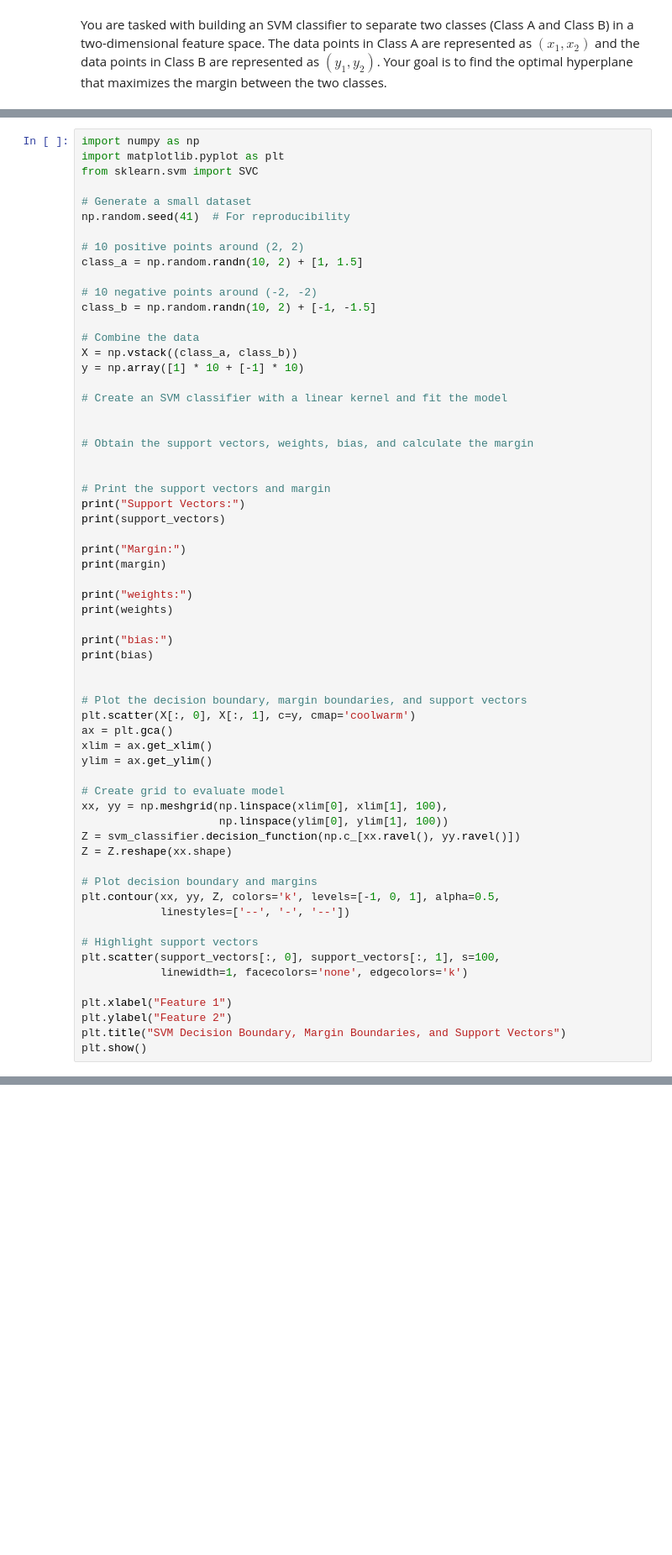
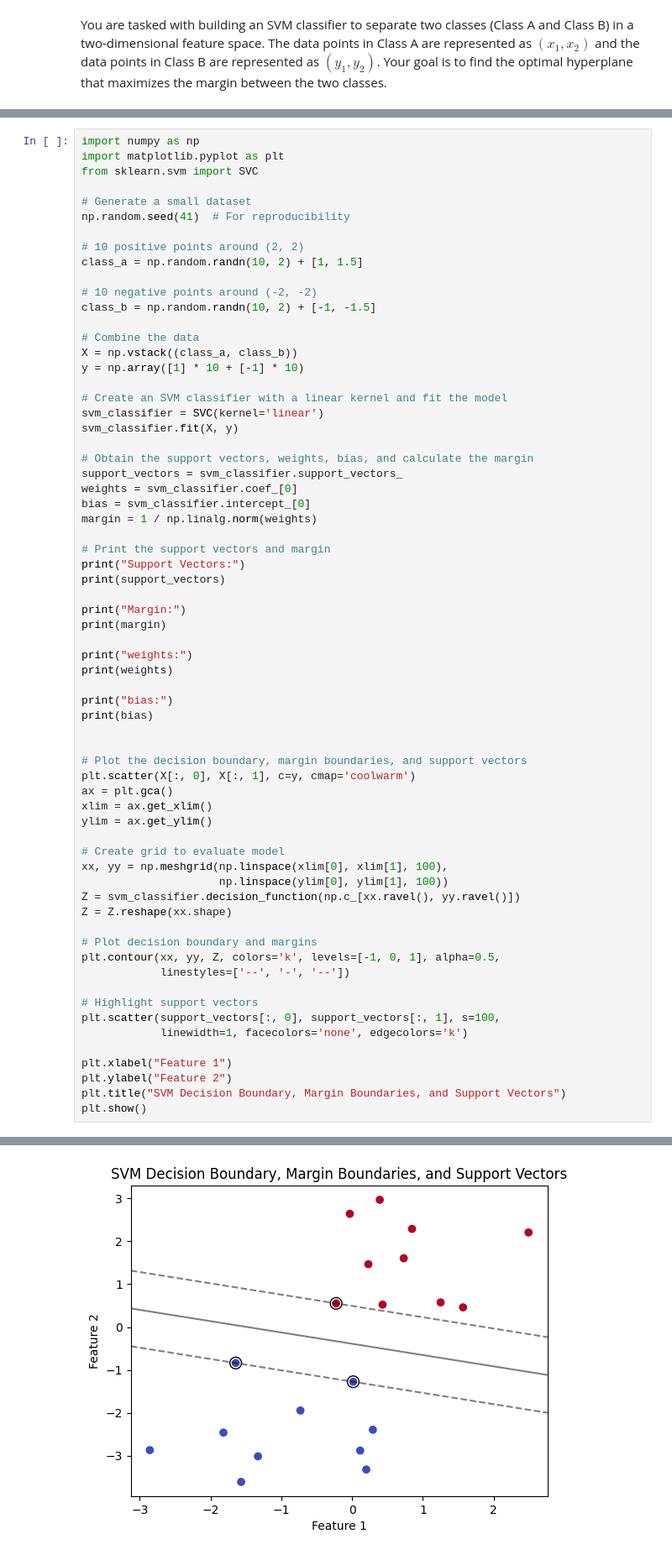
Before and after one commit to secary/compsci7314, a Jupyter notebook: workshop/week6/Workshop 3 Week 6 SVM and Kernels.ipynb, the cells around one changed output, grey strips where cells are left out. Shown: that part at 84% size. Cells and saved outputs as stored; diff of their text form; blank space fills up the shorter version.

```diff
--- a/workshop/week6/Workshop 3 Week 6 SVM and Kernels.ipynb
+++ b/workshop/week6/Workshop 3 Week 6 SVM and Kernels.ipynb
@@ -116,10 +116,14 @@ X = np.vstack((class_a, class_b))
 y = np.array([1] * 10 + [-1] * 10)
 
 # Create an SVM classifier with a linear kernel and fit the model
-
+svm_classifier = SVC(kernel='linear')
+svm_classifier.fit(X, y)
 
 # Obtain the support vectors, weights, bias, and calculate the margin
-
+support_vectors = svm_classifier.support_vectors_
+weights = svm_classifier.coef_[0]
+bias = svm_classifier.intercept_[0]
+margin = 1 / np.linalg.norm(weights)
 
 # Print the support vectors and margin
 print("Support Vectors:")
@@ -159,3 +163,4 @@ plt.xlabel("Feature 1")
 plt.ylabel("Feature 2")
 plt.title("SVM Decision Boundary, Margin Boundaries, and Support Vectors")
 plt.show()
+# %% [output]
@@ -162,3 +177,4 @@ plt.show()
+[figure, added]
 # %% [markdown]
 In this code, we used the coef_ attribute to access the weight vector w and the intercept attribute to access the bias b of the hyperplane. These values are determined by the SVM model based on the support vectors and Lagrange multipliers during training. Remembering that margin is $\frac{2}{||w||_2}$.
 # %% [markdown]
```
Also changed, not shown: parts of 5 cells of this notebook, 1 other file.
